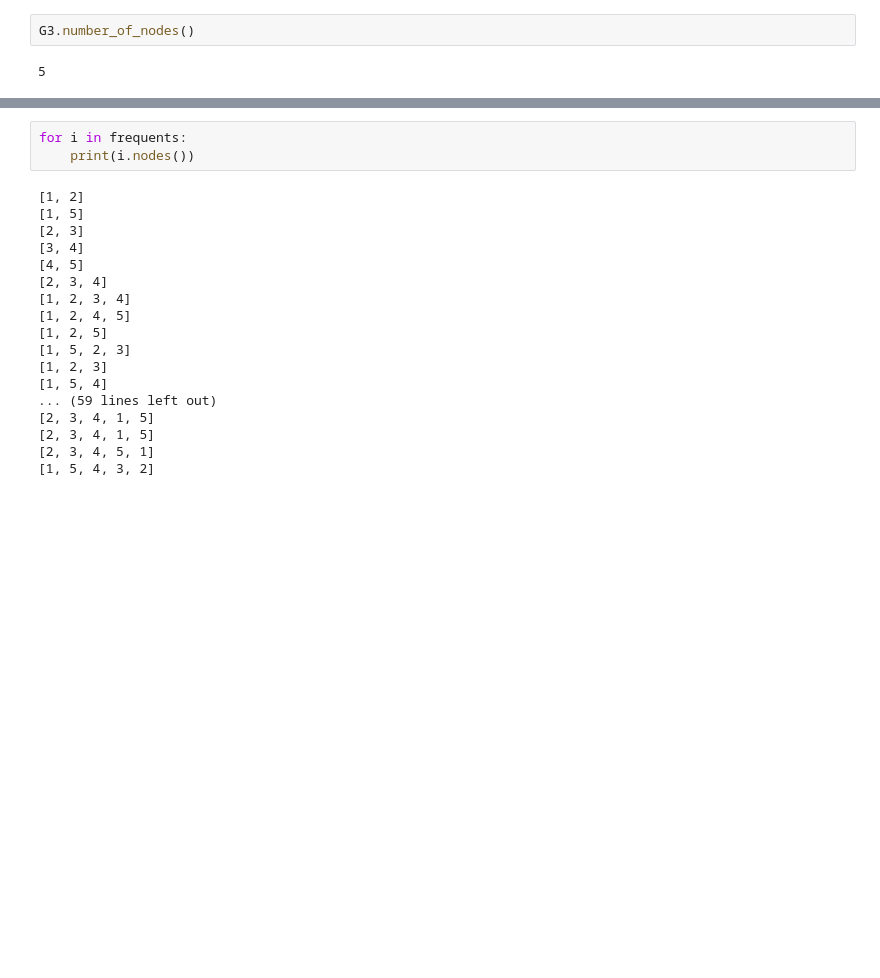
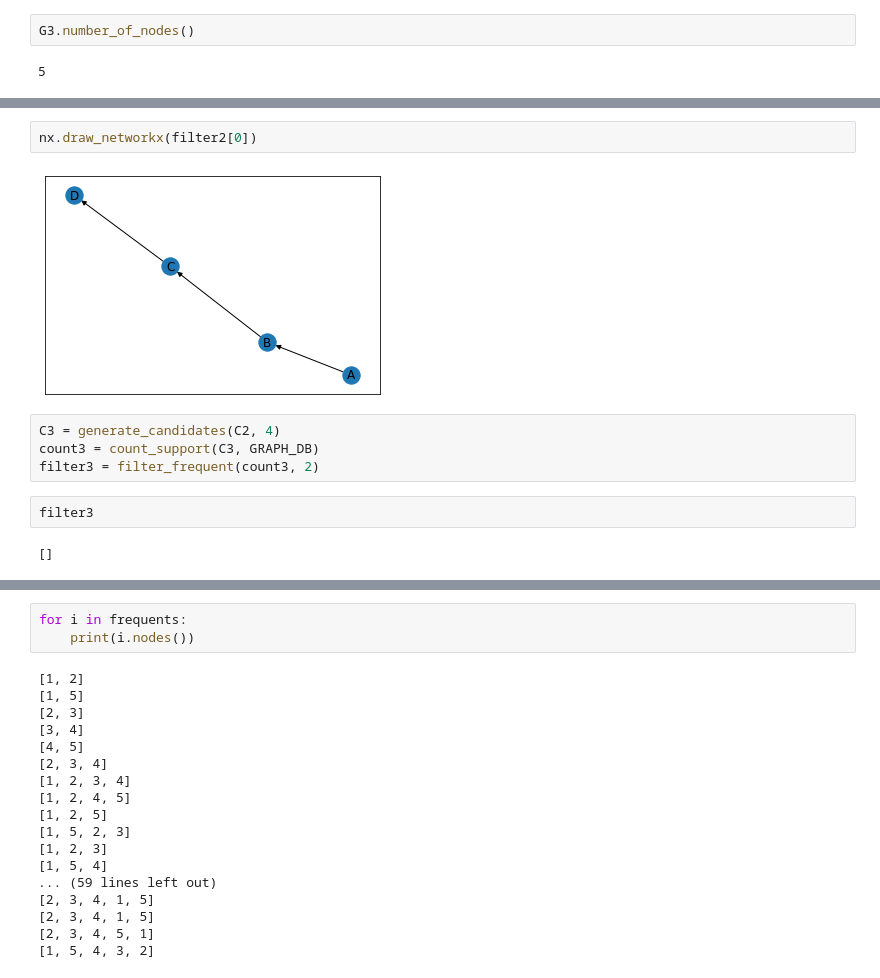
Before and after one commit to Morten-Tejlmand/5-semester, a Jupyter notebook: Fodbold/apriori.ipynb, the cells around one changed output, grey strips where cells are left out. Saved outputs shown, nothing was run; the diff lists cells and outputs as text; blank space fills up the shorter version.

```diff
--- a/Fodbold/apriori.ipynb
+++ b/Fodbold/apriori.ipynb
@@ -158,3 +159,15 @@ for i in new_new_C:
+# %%
+nx.draw_networkx(filter2[0])
+# %% [output]
+[figure, added]
+# %%
+C3 = generate_candidates(C2, 4)
+count3 = count_support(C3, GRAPH_DB)
+filter3 = filter_frequent(count3, 2)
+# %%
+filter3
+# %% [output]
+[]
 # %%
 frequents = apriori_graph_mining(2, edge_matrix, GRAPH_DB, 5)
 for pattern in frequents:
```
Also changed, not shown: parts of 9 cells of this notebook.
